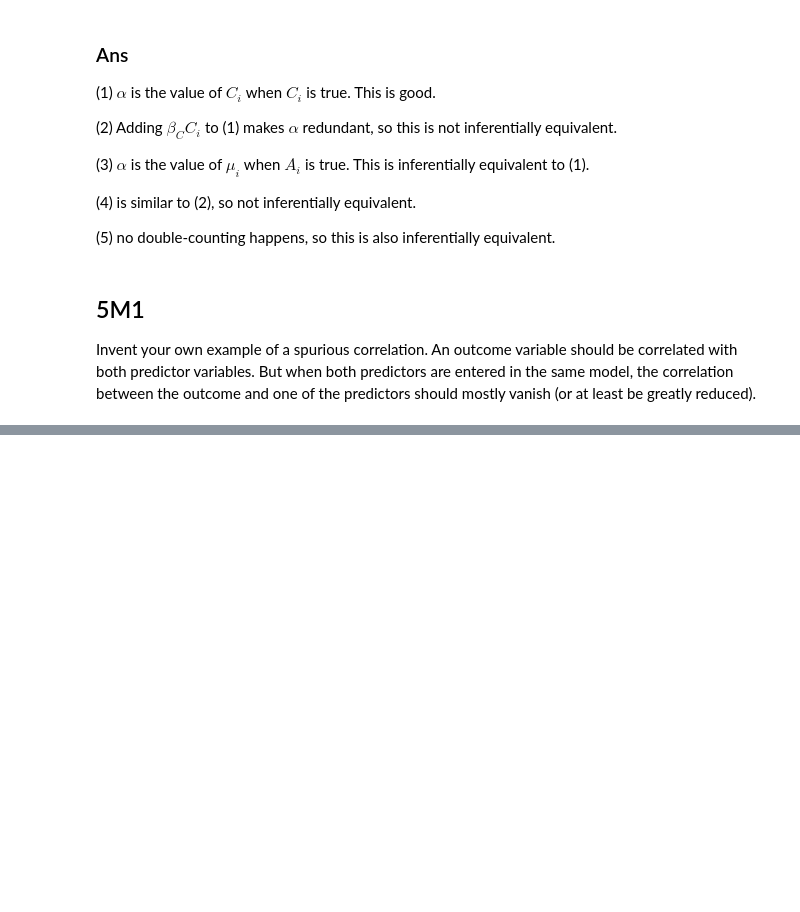
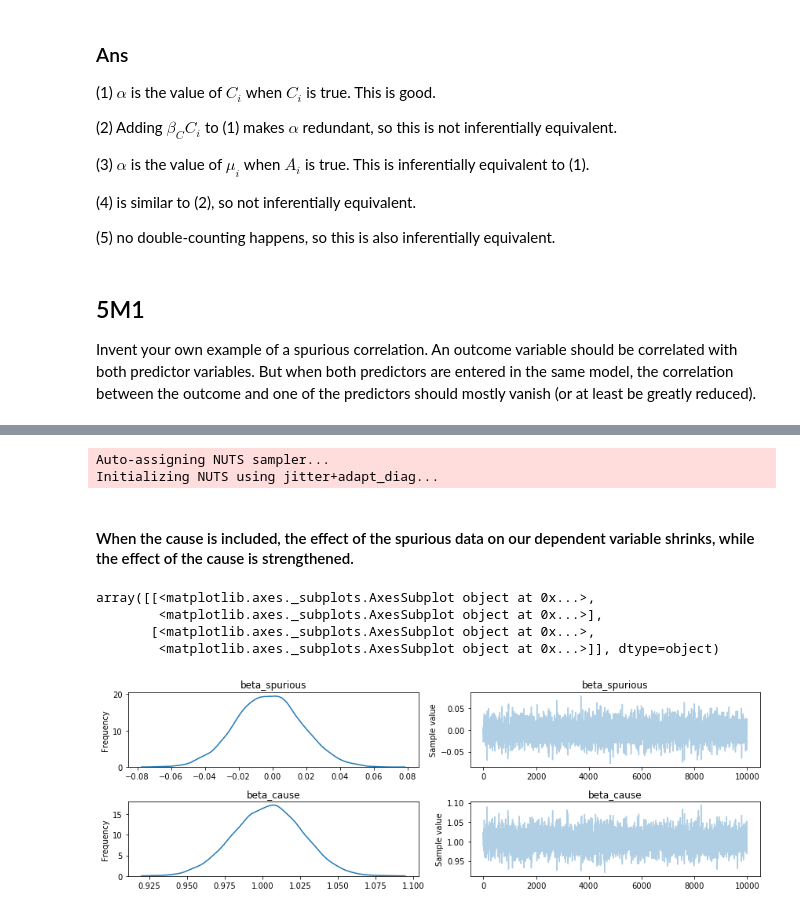
Before and after one commit to Edderic/statistical-rethinking-python-solutions, a Jupyter notebook: ch-5.ipynb, the cells around one changed output, grey strips where cells are left out. Cells and saved outputs as stored; diff of their text form; code cells hidden in the pictures; blank space fills up the shorter version.

```diff
--- a/ch-5.ipynb
+++ b/ch-5.ipynb
@@ -88,0 +128,22 @@ Invent your own example of a spurious correlation. An outcome variable should be
+# %%
+with pm.Model() as spurious_w_cause_5m1:
+    beta_spurious = pm.Normal('beta_spurious', 0, 20)
+    beta_cause = pm.Normal('beta_cause', 0, 10)
+    reg = beta_spurious * spurious_pred + \
+        beta_cause * cause_pred
+    obs_c = pm.Normal('obs_c', reg, 6, observed=c)
+
+    trace_spurious_w_cause_5m1 = pm.sample(10000)
+# %% [output]
+Auto-assigning NUTS sampler...
+Initializing NUTS using jitter+adapt_diag...
+# %% [markdown]
+#### When the cause is included, the effect of the spurious data on our dependent variable shrinks, while the effect of the cause is strengthened.
+# %%
+pm.traceplot(trace_spurious_w_cause_5m1)
+# %% [output]
+array([[<matplotlib.axes._subplots.AxesSubplot object at 0x...>,
+        <matplotlib.axes._subplots.AxesSubplot object at 0x...>],
+       [<matplotlib.axes._subplots.AxesSubplot object at 0x...>,
+        <matplotlib.axes._subplots.AxesSubplot object at 0x...>]], dtype=object)
+[figure, added]
```
Also changed, not shown: parts of 8 cells of this notebook.
